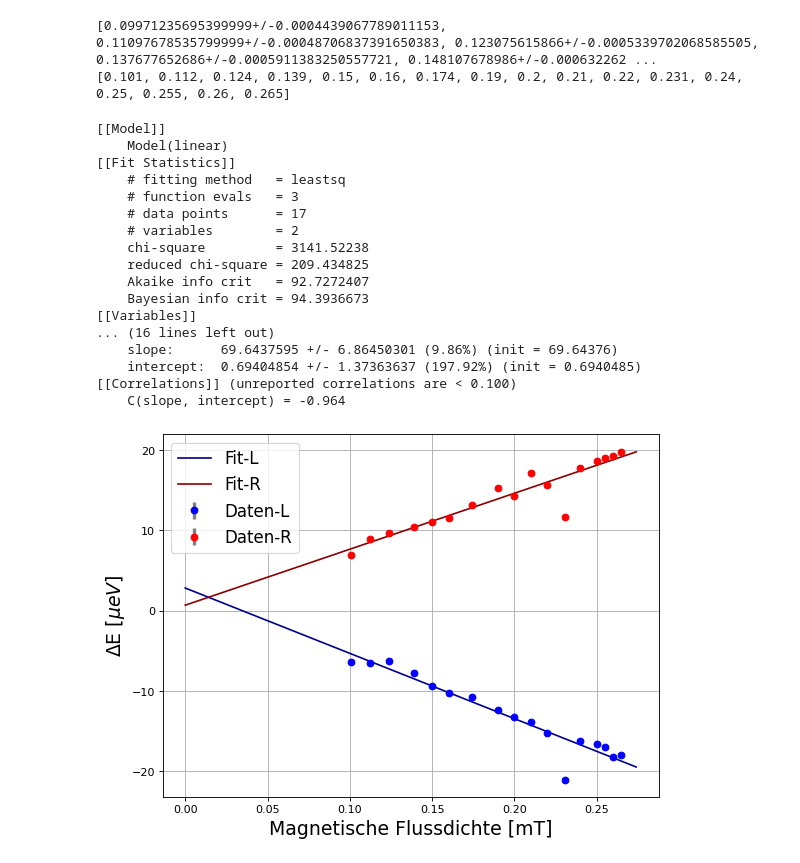
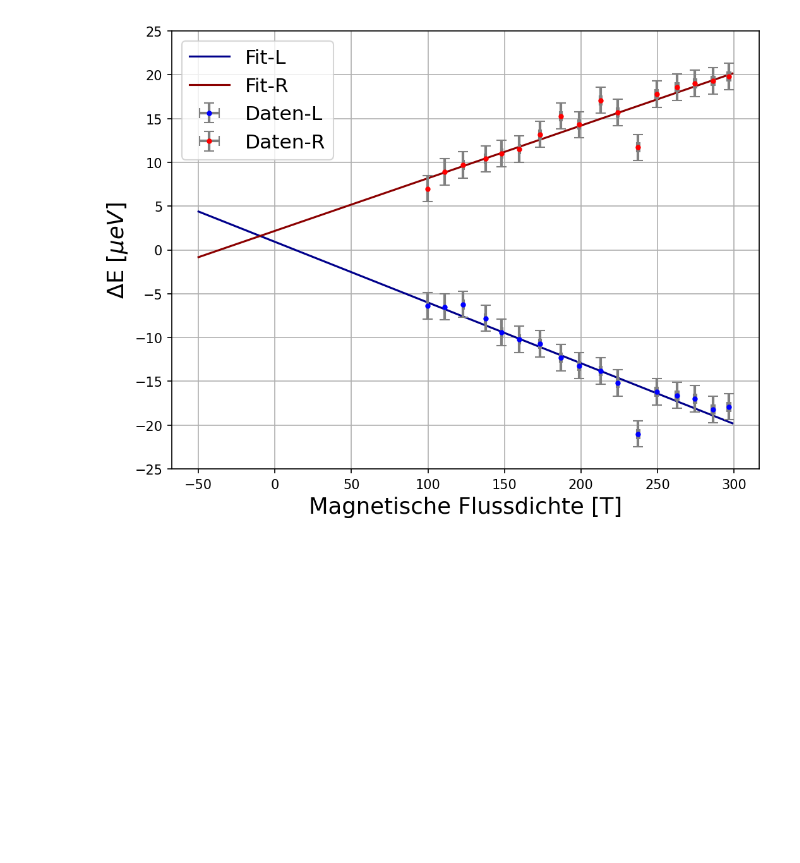
Before and after one commit to Friedrich-Jahns/Fortgeschrittenen-Praktikum-Physik, a Jupyter notebook: FP2_Zeemann/borsch_mag/borsch_mag_fit.ipynb, the cells around one changed output. Saved outputs shown, nothing was run; the diff lists cells and outputs as text; code cells hidden in the pictures; blank space fills up the shorter version.

```diff
--- a/FP2_Zeemann/borsch_mag/borsch_mag_fit.ipynb
+++ b/FP2_Zeemann/borsch_mag/borsch_mag_fit.ipynb
@@ -27,77 +27,42 @@ amp2 = []
 
 for i in range(len(data[0])):
     if i%2 == 0:
-        mag1.append(data[0][i])
         dat1.append(data[3][i])
         amp1.append(data[4][i])
     elif i%2 != 0:
-        mag2.append(data[0][i])
         dat2.append(data[3][i])
         amp2.append(data[4][i])
 
-for i in range(len(amp1)):
-    amp1[i] = (amp1[i]*slope+intercept)*10**-3
-    amp2[i] = (amp2[i]*slope+intercept)*10**-3
 
 
-
-
-print(amp1)
-print(mag1)
-
-
-
-# del mag1[11]
-# del dat1[11]
-# del mag2[11]
-# del dat2[11]
+for i in range(len(amp1)):
+    amp1[i] = (amp1[i]*slope+intercept)
+    amp2[i] = (amp2[i]*slope+intercept)
-# %% [output]
-[0.09971235695399999+/-0.0004439067789011153, 0.11097678535799999+/-0.00048706837391650383, 0.123075615866+/-0.0005339702068585505, 0.137677652686+/-0.0005911383250557721, 0.148107678986+/-0.000632262 ...
-[0.101, 0.112, 0.124, 0.139, 0.15, 0.16, 0.174, 0.19, 0.2, 0.21, 0.22, 0.231, 0.24, 0.25, 0.255, 0.26, 0.265]
 # %%
-fillerr = np.full(len(dat1),0.1)
-res1 = f.linear_fit(dat1,mag1,fillerr)
-res2 = f.linear_fit(dat2,mag2,fillerr)
+fillerr = np.full(len(dat1),1.5)
+res1 = f.linear_fit(dat1,up.nominal_values(amp1),fillerr)
+res2 = f.linear_fit(dat2,up.nominal_values(amp2),fillerr)
 # %%
-fig = plt.figure(figsize=(8,6),dpi=80,linewidth=50)
+fig = plt.figure(figsize=(8,6),dpi=150,linewidth=50)
 
-plt.plot(np.arange(0,0.275,0.001),res1.eval(x=np.arange(0,0.275,0.001)),color='darkblue',linestyle='-',alpha=1,label="Fit-L")
-plt.plot(np.arange(0,0.275,0.001),res2.eval(x=np.arange(0,0.275,0.001)),color='darkred',linestyle='-',alpha=1,label="Fit-R")
+plt.plot(np.arange(-50,300,1),res1.eval(x=np.arange(-50,300,1)),color='darkblue',linestyle='-',alpha=1,label="Fit-L")
+plt.plot(np.arange(-50,300,1),res2.eval(x=np.arange(-50,300,1)),color='darkred',linestyle='-',alpha=1,label="Fit-R")
 
 
-plt.errorbar(mag1,dat1,yerr = fillerr,fmt='bo',ecolor='gray', elinewidth=3, capsize=0,label = 'Daten-L')
-plt.errorbar(mag2,dat2,yerr = fillerr,fmt='ro',ecolor='gray', elinewidth=3, capsize=0,label = 'Daten-R')
+plt.errorbar(up.nominal_values(amp1),dat1,xerr=up.std_devs(amp1),yerr = fillerr,fmt='b.',ecolor='gray', elinewidth=2, capsize=4,label = 'Daten-L')
+plt.errorbar(up.nominal_values(amp2),dat2,xerr=up.std_devs(amp2),yerr = fillerr,fmt='r.',ecolor='gray', elinewidth=2, capsize=4,label = 'Daten-R')
 
 
 
 
 
 
 
-
+plt.yticks(np.arange(-25,30,5))
 plt.ylabel('$\Delta$E [$\mu eV$]',fontsize = 17)
-plt.xlabel('Magnetische Flussdichte [mT]',fontsize = 17)
+plt.xlabel('Magnetische Flussdichte [T]',fontsize = 17)
 plt.grid()
 plt.legend(fontsize = 15)
-
-print(res1.fit_report())
-print(res2.fit_report())
+plt.savefig('Res/borsch_mag.pdf')
 # %% [output]
-[[Model]]
-    Model(linear)
-[[Fit Statistics]]
-    # fitting method   = leastsq
-    # function evals   = 3
-    # data points      = 17
-    # variables        = 2
-    chi-square         = 3141.52238
-    reduced chi-square = 209.434825
-    Akaike info crit   = 92.7272407
-    Bayesian info crit = 94.3936673
-[[Variables]]
-... (16 lines left out)
-    slope:      69.6437595 +/- 6.86450301 (9.86%) (init = 69.64376)
-    intercept:  0.69404854 +/- 1.37363637 (197.92%) (init = 0.6940485)
-[[Correlations]] (unreported correlations are < 0.100)
-    C(slope, intercept) = -0.964
-[figure, old version]
+[figure, new version]
```
Also changed, not shown: parts of 2 cells of this notebook, 6 other files.
